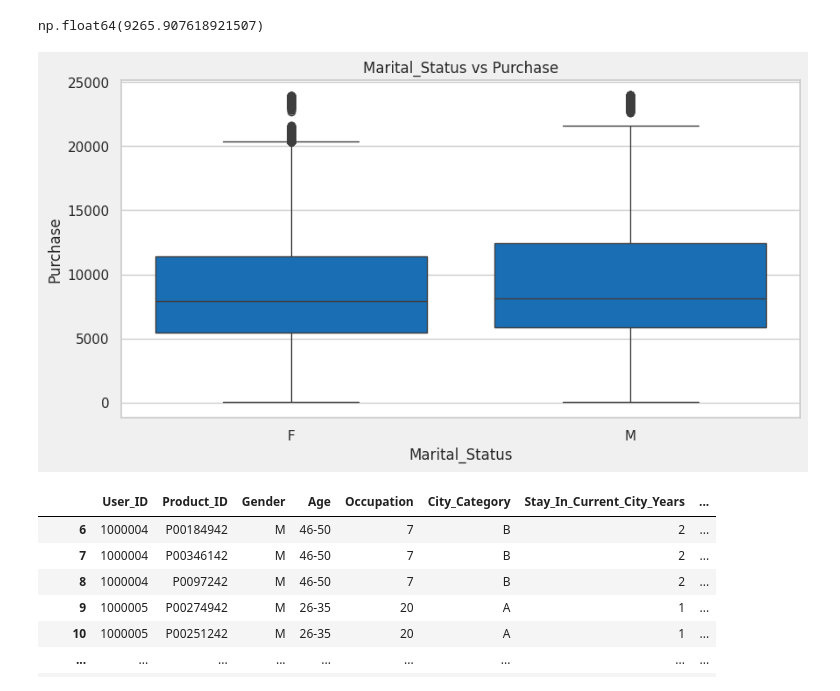
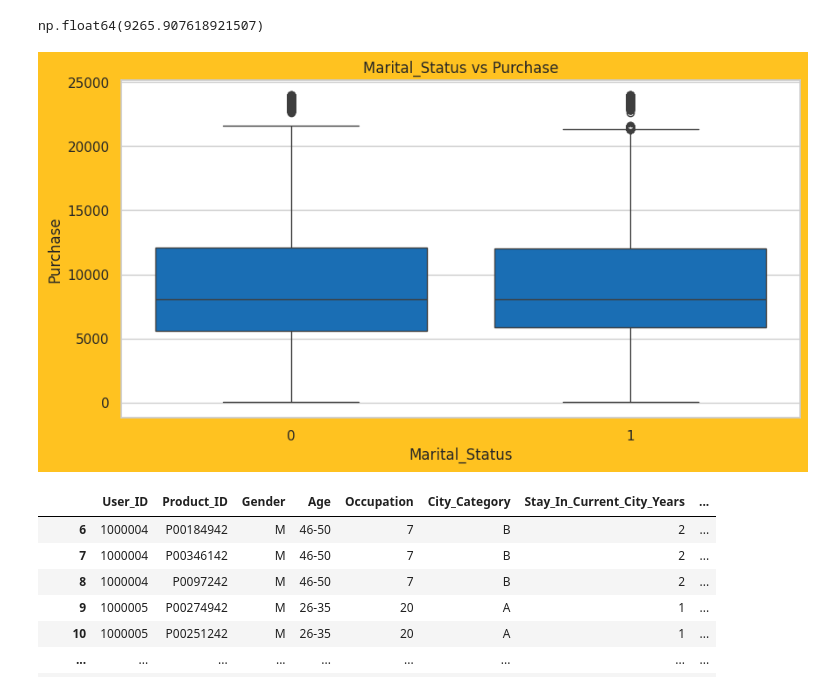
Before and after one commit to RichaGaharwar/Walmart---Confidence-Interval-CLT, a Jupyter notebook: Walmart_Confidence_Interval_&_CLT.ipynb, the cells around one changed output. Cells and saved outputs as stored; diff of their text form; code cells hidden in the pictures.

```diff
--- a/Walmart_Confidence_Interval_&_CLT.ipynb
+++ b/Walmart_Confidence_Interval_&_CLT.ipynb
@@ -1375,14 +1347,14 @@ walmart[walmart['Marital_Status']==0]['Purchase'].mean()
 # %% [output]
 np.float64(9265.907618921507)
 # %%
-plt.figure(figsize=(10,5), facecolor='#F0F0F0')
-sns.boxplot(x=walmart['Gender'], y=walmart['Purchase'], color='#0071CE')
+plt.figure(figsize=(10,5), facecolor='#FFC220')
+sns.boxplot(x=walmart['Marital_Status'], y=walmart['Purchase'], color='#0071CE')
 plt.xlabel('Marital_Status')
 plt.ylabel('Purchase')
 plt.title('Marital_Status vs Purchase')
 plt.show()
 # %% [output]
-[figure, old version]
+[figure, new version]
 # %%
 married_customers = walmart[walmart['Marital_Status']==1]
 married_customers
```
Also changed, not shown: parts of 58 cells of this notebook.
